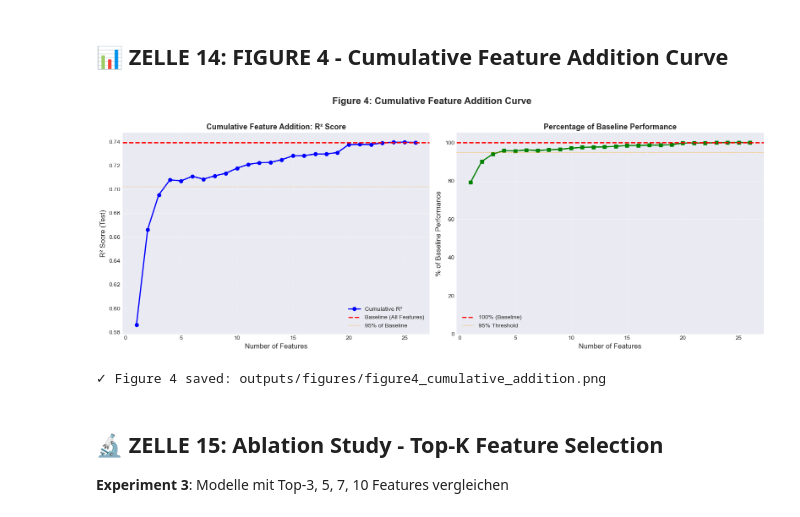
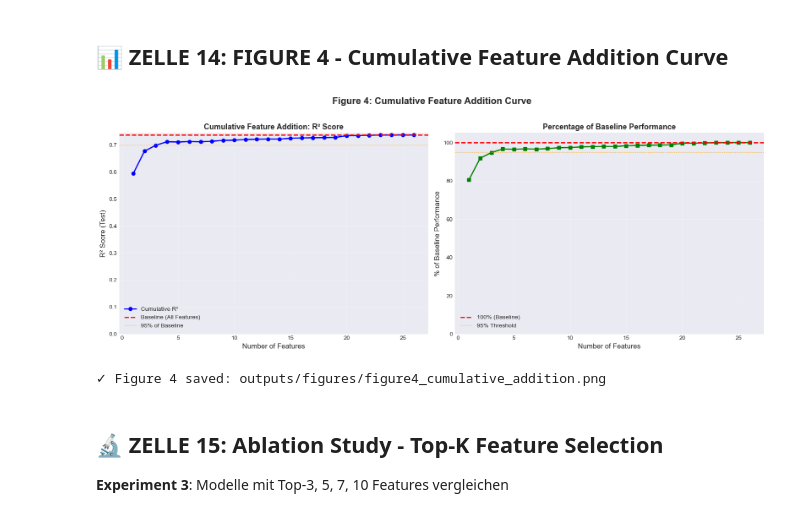
Before and after one commit to AnoukHecht/KDT_Paper_2, a Jupyter notebook: Week5_Ablation_Study_26_Features.ipynb, the cells around one changed output. Cells and saved outputs as stored; diff of their text form; code cells hidden in the pictures.

```diff
--- a/Week5_Ablation_Study_26_Features.ipynb
+++ b/Week5_Ablation_Study_26_Features.ipynb
@@ -1755,35 +1780,36 @@ fig, axes = plt.subplots(1, 2, figsize=(16, 6))
 
 # Plot 1: R² Score
 axes[0].plot(cumulative_df['num_features'], cumulative_df['r2_val'],
              marker='o', linewidth=2, markersize=6, color='blue', label='Cumulative R²')
 axes[0].axhline(baseline_r2, color='red', linestyle='--', linewidth=2, label='Baseline (All Features)')
 axes[0].axhline(baseline_r2 * 0.95, color='orange', linestyle=':', linewidth=1, label='95% of Baseline')
 axes[0].set_xlabel('Number of Features', fontsize=12)
 axes[0].set_ylabel('R² Score (Test)', fontsize=12)
 axes[0].set_title('Cumulative Feature Addition: R² Score', fontsize=13, fontweight='bold')
+axes[0].set_ylim(0, None)  # y-Achse startet bei 0
 axes[0].legend()
 axes[0].grid(True, alpha=0.3)
 
 # Plot 2: % of Baseline
 axes[1].plot(cumulative_df['num_features'], cumulative_df['pct_of_baseline'],
              marker='s', linewidth=2, markersize=6, color='green')
 axes[1].axhline(100, color='red', linestyle='--', linewidth=2, label='100% (Baseline)')
 axes[1].axhline(95, color='orange', linestyle=':', linewidth=1, label='95% Threshold')
 axes[1].set_xlabel('Number of Features', fontsize=12)
 axes[1].set_ylabel('% of Baseline Performance', fontsize=12)
 axes[1].set_title('Percentage of Baseline Performance', fontsize=13, fontweight='bold')
 axes[1].legend()
 axes[1].grid(True, alpha=0.3)
-axes[1].set_ylim([0, 105])
+axes[1].set_ylim([0, 105])  # y-Achse bei 0
 
 plt.suptitle('Figure 4: Cumulative Feature Addition Curve', fontsize=16, fontweight='bold', y=1.02)
 plt.tight_layout()
 plt.savefig('outputs/figures/figure4_cumulative_addition.png', dpi=150, bbox_inches='tight')
 plt.show()
 
 print("✓ Figure 4 saved: outputs/figures/figure4_cumulative_addition.png")
 # %% [output]
-[figure, old version]
+[figure, new version]
 ✓ Figure 4 saved: outputs/figures/figure4_cumulative_addition.png
 # %% [markdown]
 ## 🔬 ZELLE 15: Ablation Study - Top-K Feature Selection
```
Also changed, not shown: parts of 23 cells of this notebook, 23 other files.
